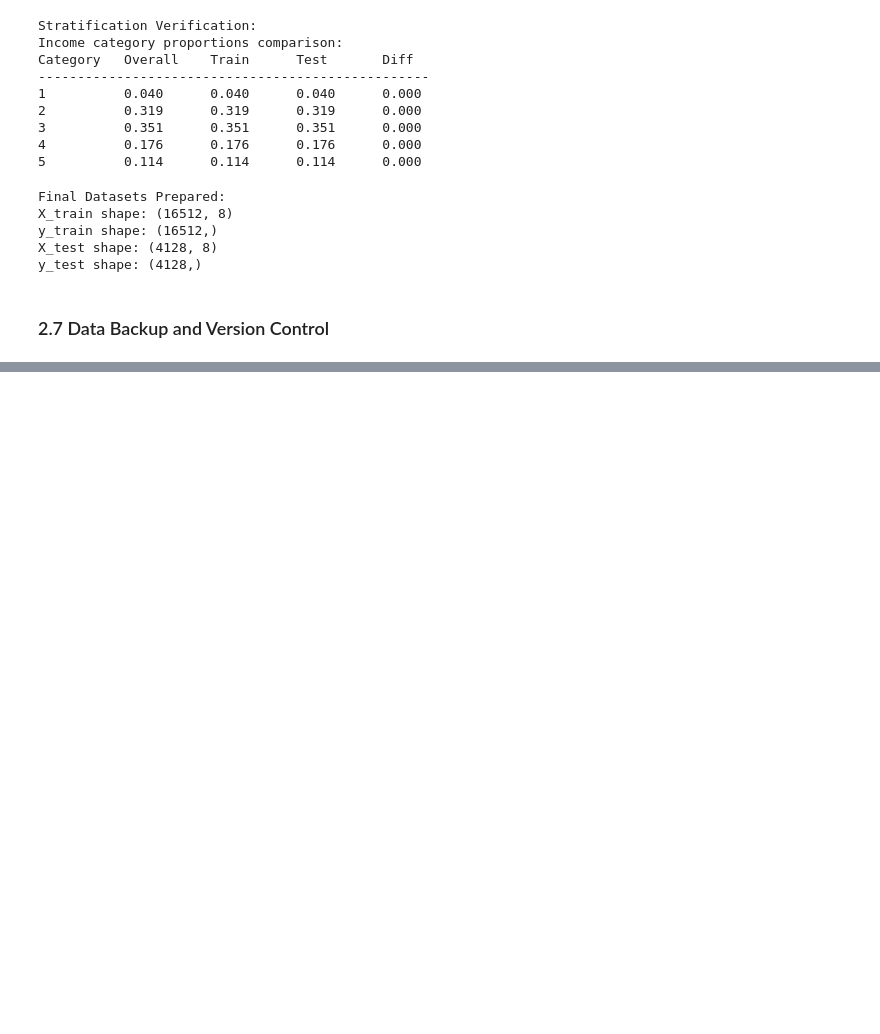
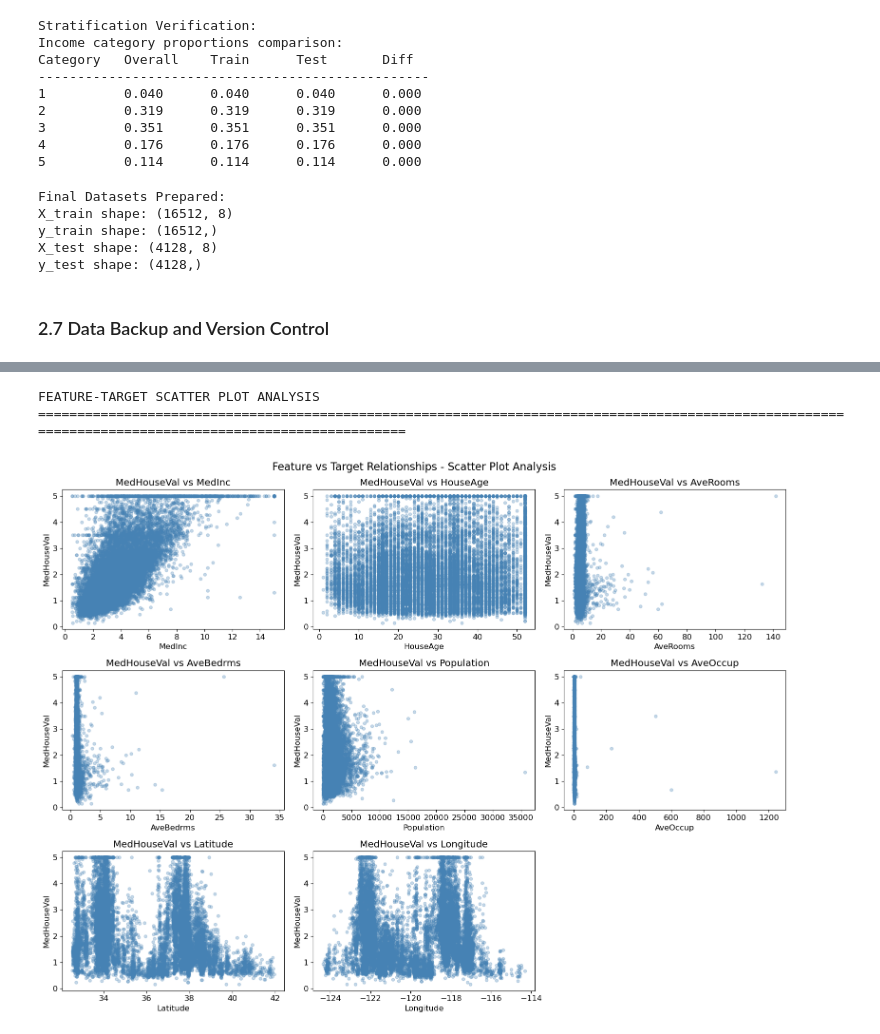
Before and after one commit to gosaye0/ML-Main, a Jupyter notebook: courses/hands_on_ml/ch02_end_to_end_project/ch02_end_to_end_project.ipynb, the cells around one changed output, grey strips where cells are left out. Drawn from its saved outputs; the diff is of its cells as text; code cells hidden in the pictures; blank space fills up the shorter version.

```diff
--- a/courses/hands_on_ml/ch02_end_to_end_project/ch02_end_to_end_project.ipynb
+++ b/courses/hands_on_ml/ch02_end_to_end_project/ch02_end_to_end_project.ipynb
@@ -361,0 +728,30 @@ Dataset splits created with the following parameters:
+# %%
+# Detailed scatter plots for feature-target relationships
+print("\nFEATURE-TARGET SCATTER PLOT ANALYSIS")
+print("=" * 150)
+
+# Create scatter plot matrix
+fig, axes = plt.subplots(3, 3, figsize = (16, 12))
+fig.suptitle("Feature vs Target Relationships - Scatter Plot Analysis", fontsize = 16)
+
+features = [col for col in eda_data.columns if col != 'MedHouseVal']
+axes_flatten = axes.flatten()
+
+for i, feature in enumerate(features):
+    ax = axes_flatten[i]
+
+    ax.scatter(eda_data[feature], eda_data['MedHouseVal'], color = 'steelblue', alpha = 0.3, s = 20)
+    ax.set_title(f"MedHouseVal vs {feature}")
+    ax.set_ylabel('MedHouseVal')
+    ax.set_xlabel(feature)
+
+for j in range(len(features), len(axes_flat)):
+    fig.delaxes(axes_flatten[j])
+
+plt.tight_layout()
+fig.savefig("outputs/feature_vs_target_relationships.png", dpi = 300)
+plt.show()
+# %% [output]
+FEATURE-TARGET SCATTER PLOT ANALYSIS
+======================================================================================================================================================
+[figure, added]
```
Also changed, not shown: parts of 25 cells of this notebook.
